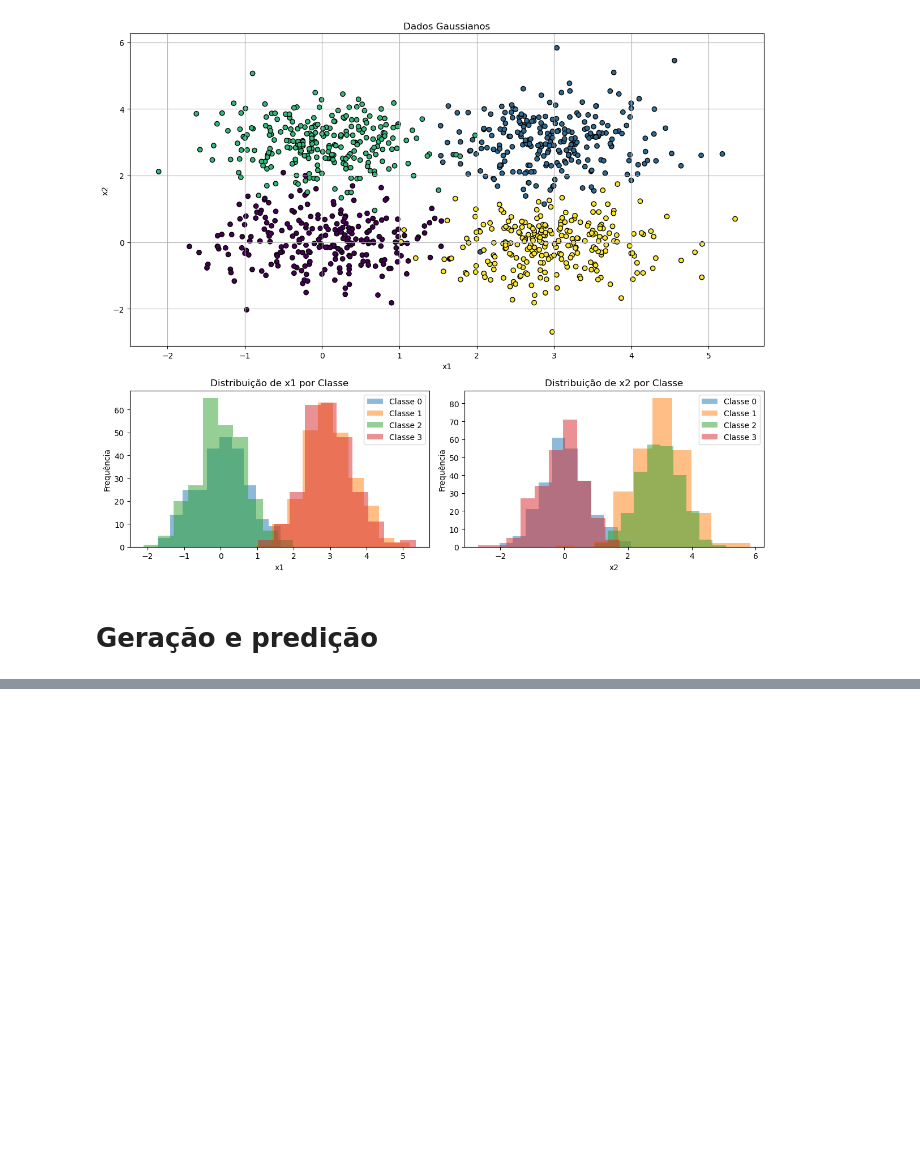
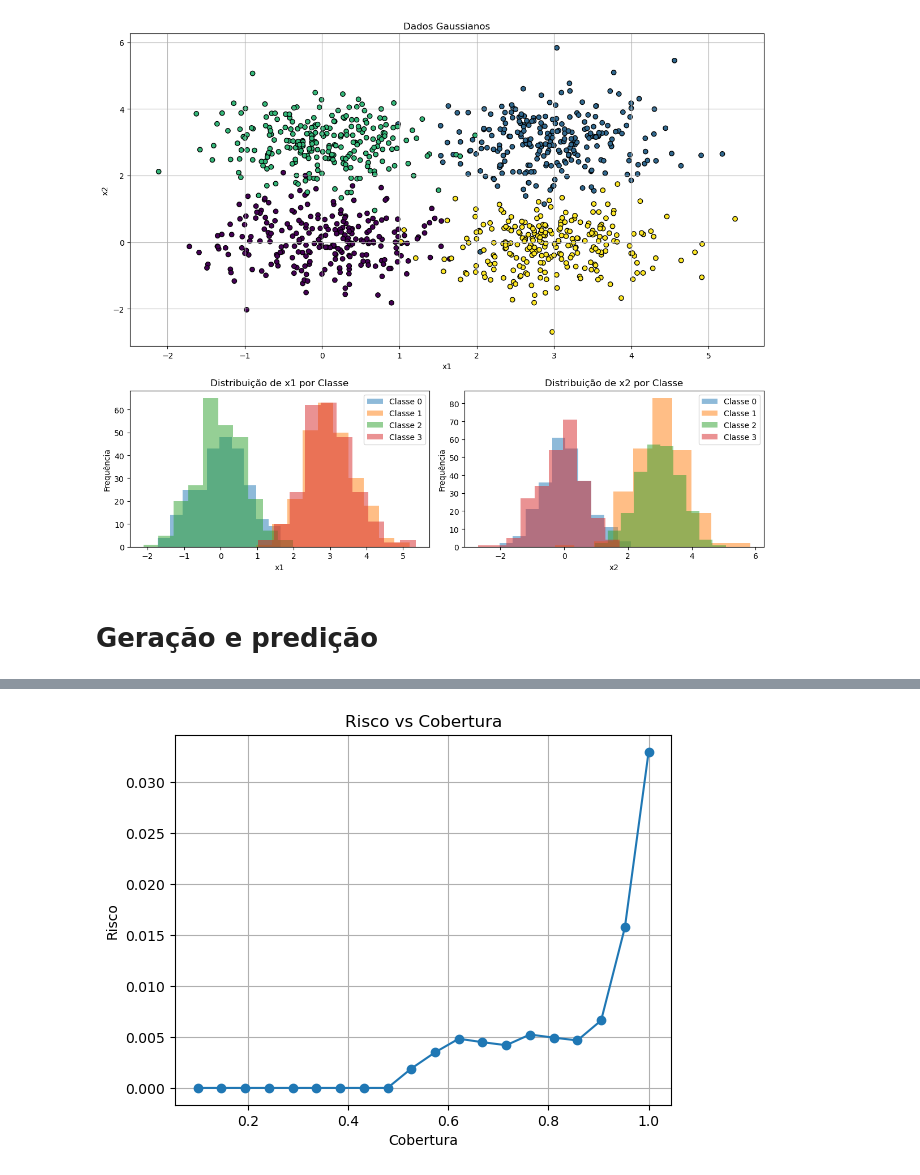
Before and after one commit to daviseemann/analise-teorica, a Jupyter notebook: notebooks/classificador-n-classes.ipynb, the cells around one changed output, grey strips where cells are left out. Saved outputs shown, nothing was run; the diff lists cells and outputs as text; code cells hidden in the pictures; blank space fills up the shorter version.

```diff
--- a/notebooks/classificador-n-classes.ipynb
+++ b/notebooks/classificador-n-classes.ipynb
@@ -84,8 +84,8 @@ def rejector(confidence, threshold=None):
     return accepted_indices
 # %%
 def error(y, y_pred):
-    accuracy = np.mean(y != y_pred)
-    return accuracy
+    error = np.mean(y != y_pred)
+    return error
 
 
 def balanced_error(y, y_pred):
@@ -275,0 +126,18 @@ plt.show()
+# %%
+# plot curva de Erro vs limiar aceito
+thresholds = np.linspace(0.2, 1, 20)
+
+errors = []
+for threshold in thresholds:
+    masked = rejector(confidence, threshold)
+    y_pred_masked = pred[masked]
+    y_true_masked = labels[masked]
+    acc = error(y_true_masked, y_pred_masked)
+    errors.append(acc)
+
+plt.plot(thresholds, errors, marker="o")
+plt.xlabel("Threshold")
+plt.ylabel("Error")
+plt.title("Error vs Threshold")
+plt.grid()
+plt.show()
@@ -275,0 +146,22 @@ plt.show()
+# %%
+# plotar uma curva RC
+
+coberturas = np.linspace(0.1, 1, 20)
+
+risco = []
+for cobertura in coberturas:
+    masked = rejector(confidence)
+    masked = masked[: int(len(masked) * cobertura)]
+    y_pred_masked = pred[masked]
+    y_true_masked = labels[masked]
+    acc = error(y_true_masked, y_pred_masked)
+    risco.append(acc)
+
+plt.plot(coberturas, risco, marker="o")
+plt.xlabel("Cobertura")
+plt.ylabel("Risco")
+plt.title("Risco vs Cobertura")
+plt.grid()
+plt.show()
+# %% [output]
+[figure, added]
```
Also changed, not shown: parts of 13 cells of this notebook, 1 other file.
